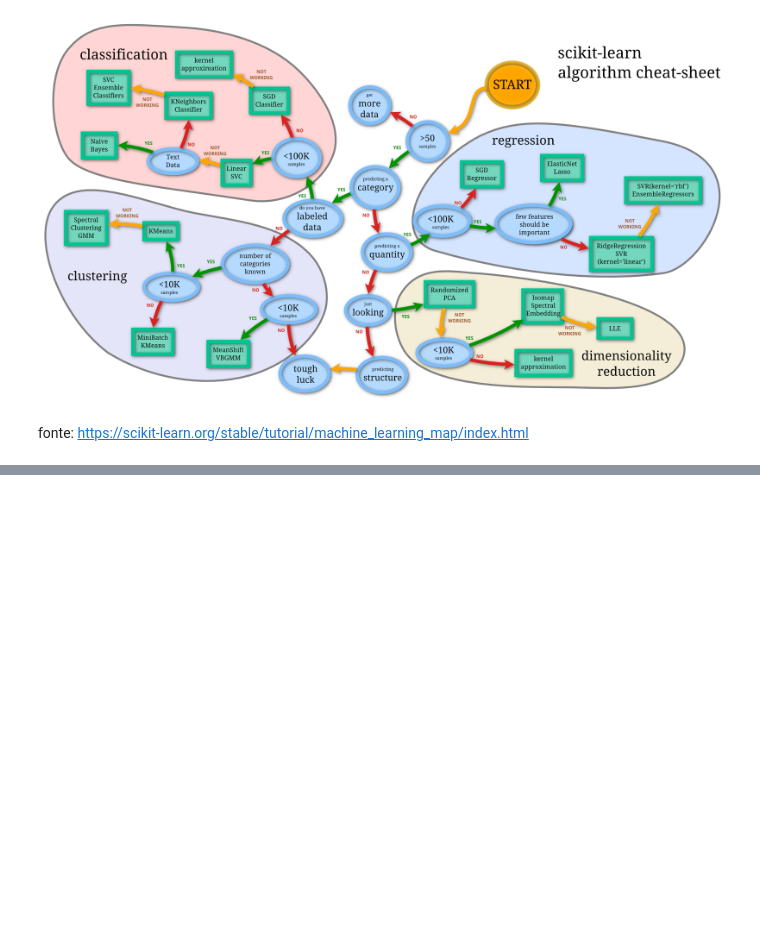
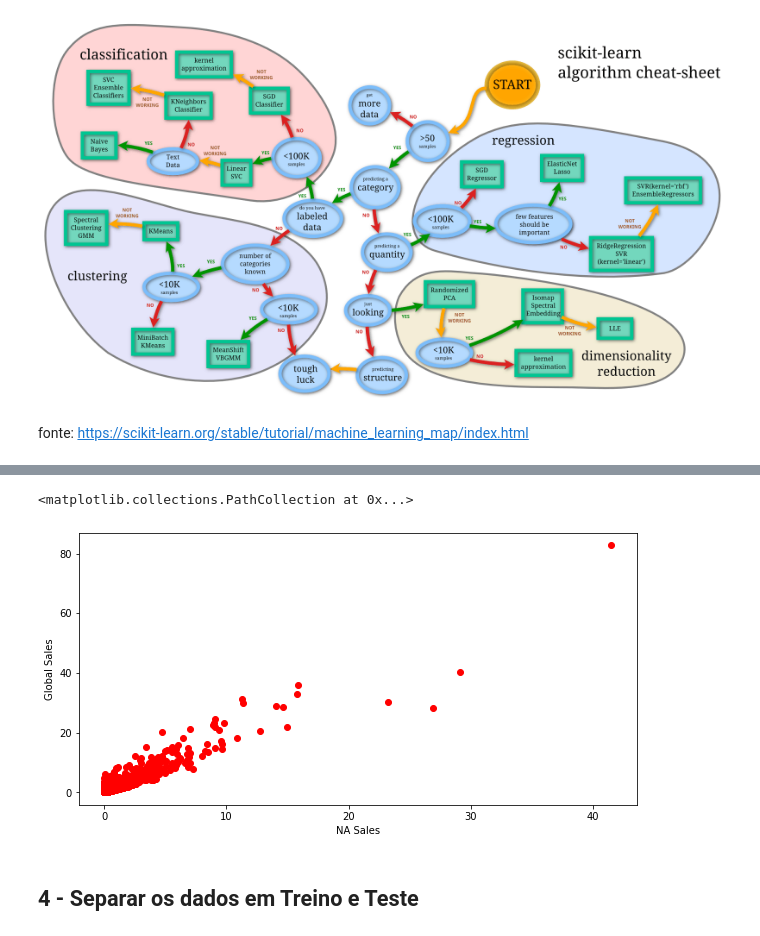
Before and after one commit to profcintiapinho/machine_learning, a Jupyter notebook: 1_Aula_Introdutoria_Machine_Learning.ipynb, the cells around one changed output, grey strips where cells are left out. Cells and saved outputs as stored; diff of their text form; code cells hidden in the pictures; blank space fills up the shorter version.

```diff
--- a/1_Aula_Introdutoria_Machine_Learning.ipynb
+++ b/1_Aula_Introdutoria_Machine_Learning.ipynb
@@ -83,0 +264,2 @@ fonte: https://scikit-learn.org/stable/tutorial/machine_learning_map/index.html
+# %%
+games.drop(columns="Rank",inplace=True)
@@ -83,0 +282,13 @@ fonte: https://scikit-learn.org/stable/tutorial/machine_learning_map/index.html
+# %%
+#Mostrando os dados de NA_Sales x Global_Sales
+x = np.array(games.loc[:,"NA_Sales"]).reshape(-1,1)
+y = np.array(games.loc[:,"Global_Sales"]).reshape(-1,1)
+plt.figure(figsize=(10,5))
+plt.xlabel("NA Sales")
+plt.ylabel("Global Sales")
+plt.scatter(x,y,c="red")
+# %% [output]
+<matplotlib.collections.PathCollection at 0x...>
+[figure, added]
+# %% [markdown]
+## 4 - Separar os dados em Treino e Teste
```
Also changed, not shown: parts of 46 cells of this notebook.
